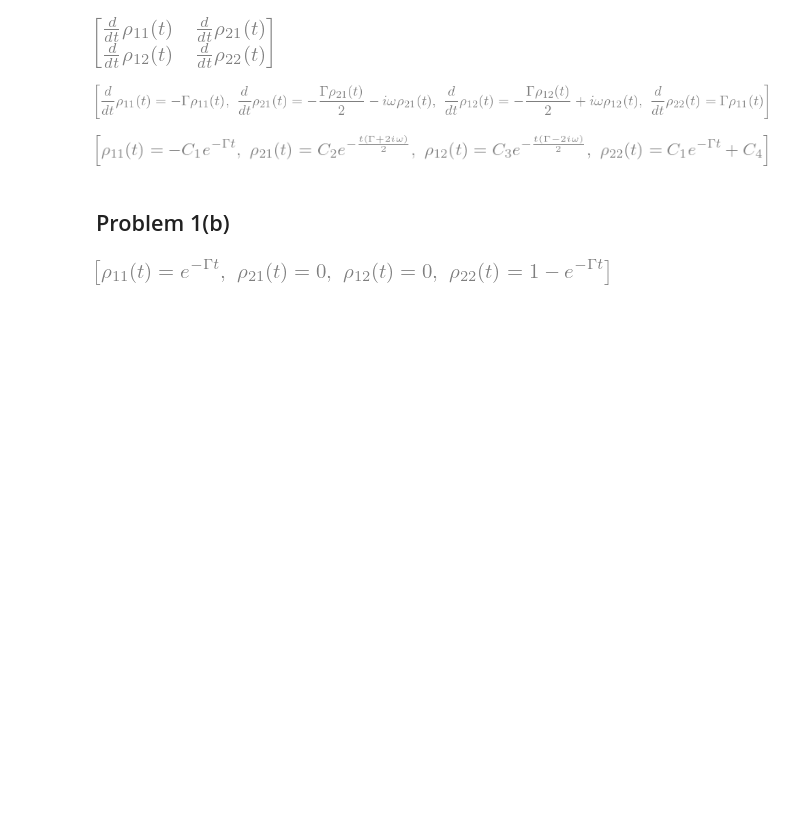
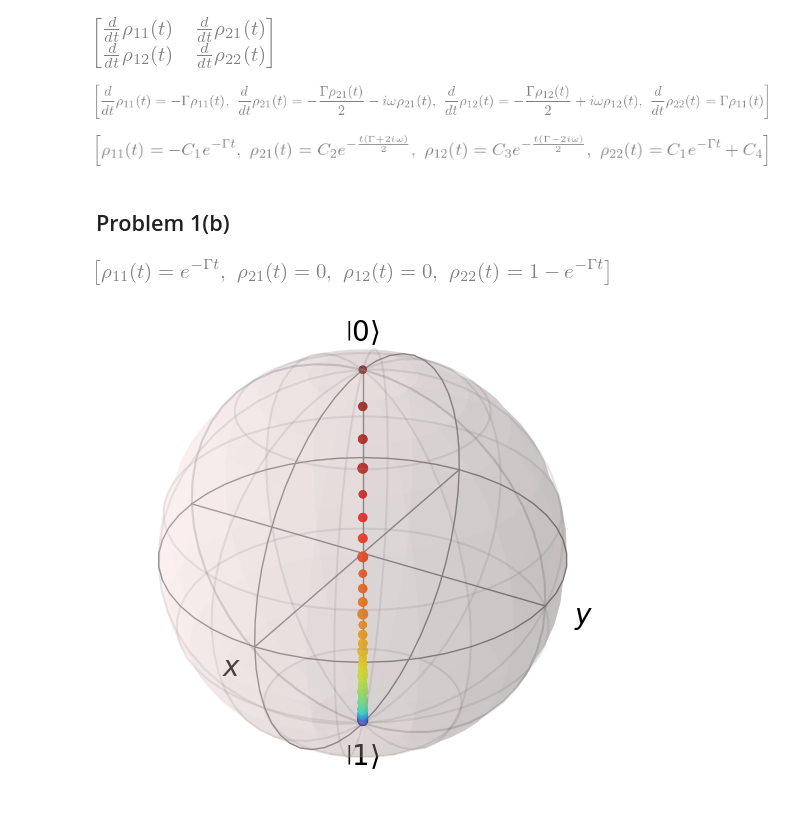
Before and after one commit to christianlange196/fall2023-chm696, a Jupyter notebook: assn4/assn4.ipynb, the cells around one changed output. Drawn from its saved outputs; the diff is of its cells as text; code cells hidden in the pictures; blank space fills up the shorter version.

```diff
--- a/assn4/assn4.ipynb
+++ b/assn4/assn4.ipynb
@@ -63,7 +63,26 @@ solution
 # %%
 ics = {rho[0,0].subs(t, 0): 1, rho[1,1].subs(t, 0): 0, rho[0,1].subs(t, 0): 0, rho[1,0].subs(t, 0): 0}
 solution = sp.dsolve(eqnlist, ics=ics)
+solution
+# %% [output]
+[figure, added]
-# %%
-solution
-# %% [output]
-[figure, removed]
+# %%
+# lambdify the solution
+rho11 = sp.lambdify([t, Gamma], solution[0].rhs, 'numpy')
+rho22 = sp.lambdify([t, Gamma], solution[3].rhs, 'numpy')
+
+def get_dm(t, Gamma=1):
+    # In units of Gamma
+    return Qobj(np.array([[rho11(t, Gamma), 0], [0, rho22(t, Gamma)]]))
+
+# Plot the solution on the Bloch sphere
+b = Bloch()
+N = 50
+b = Bloch()
+for i,R in enumerate(np.linspace(0, 5, N)):
+    b.add_states(get_dm(R), 'point')
+    b.point_color = plt.cm.jet(np.linspace(1, 0, N))
+    b.point_marker = ['o']
+b.show()
+# %% [output]
+[figure, added]
```
Also changed, not shown: parts of 13 cells of this notebook.
